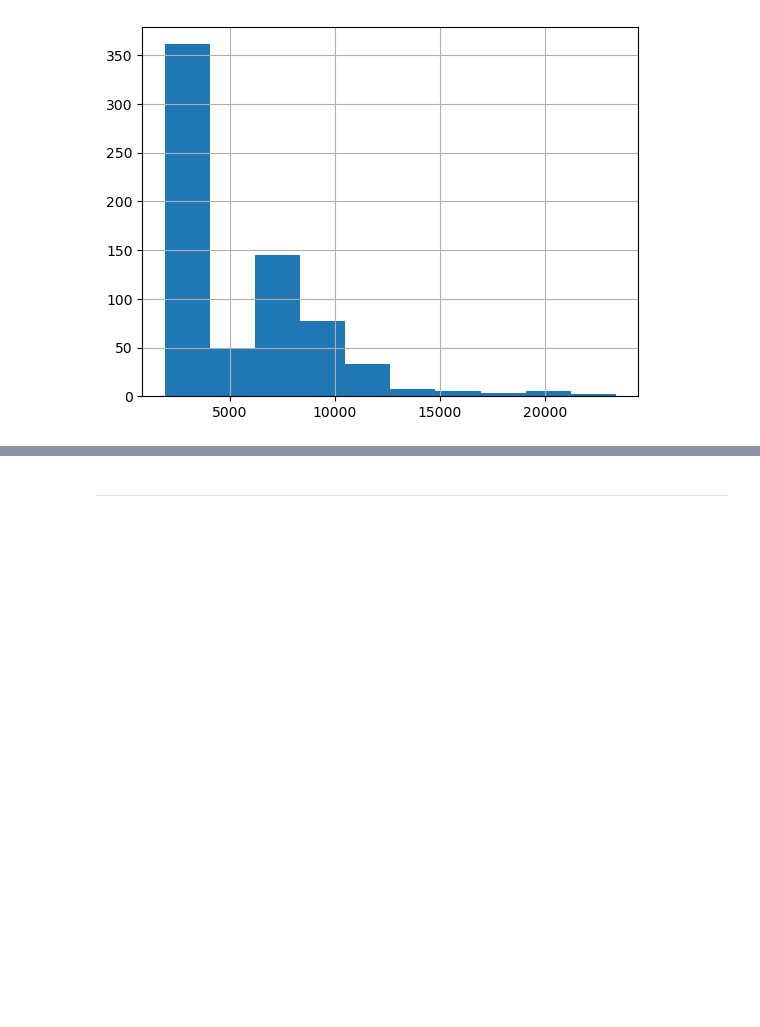
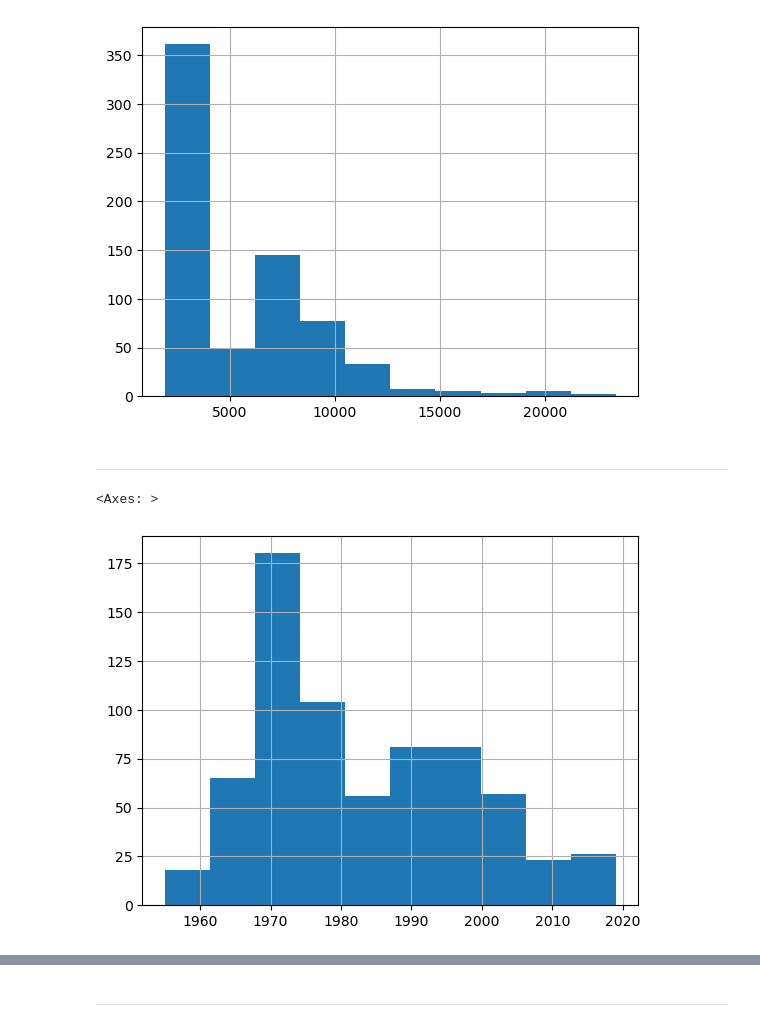
Before and after one commit to mateusono1/Melodia, a Jupyter notebook: Ono/limpeza.ipynb, the cells around one changed output, grey strips where cells are left out. Drawn from its saved outputs; the diff is of its cells as text; code cells hidden in the pictures; blank space fills up the shorter version.

```diff
--- a/Ono/limpeza.ipynb
+++ b/Ono/limpeza.ipynb
@@ -44,3 +45,10 @@ df["artist_birth_year_sum"].hist()
 # %% [output]
 <Axes: >
 [figure]
+# %% [markdown]
+- - -
+# %%
+df["release_year"].hist()
+# %% [output]
+<Axes: >
+[figure, added]
```
Also changed, not shown: parts of 2 cells of this notebook.
